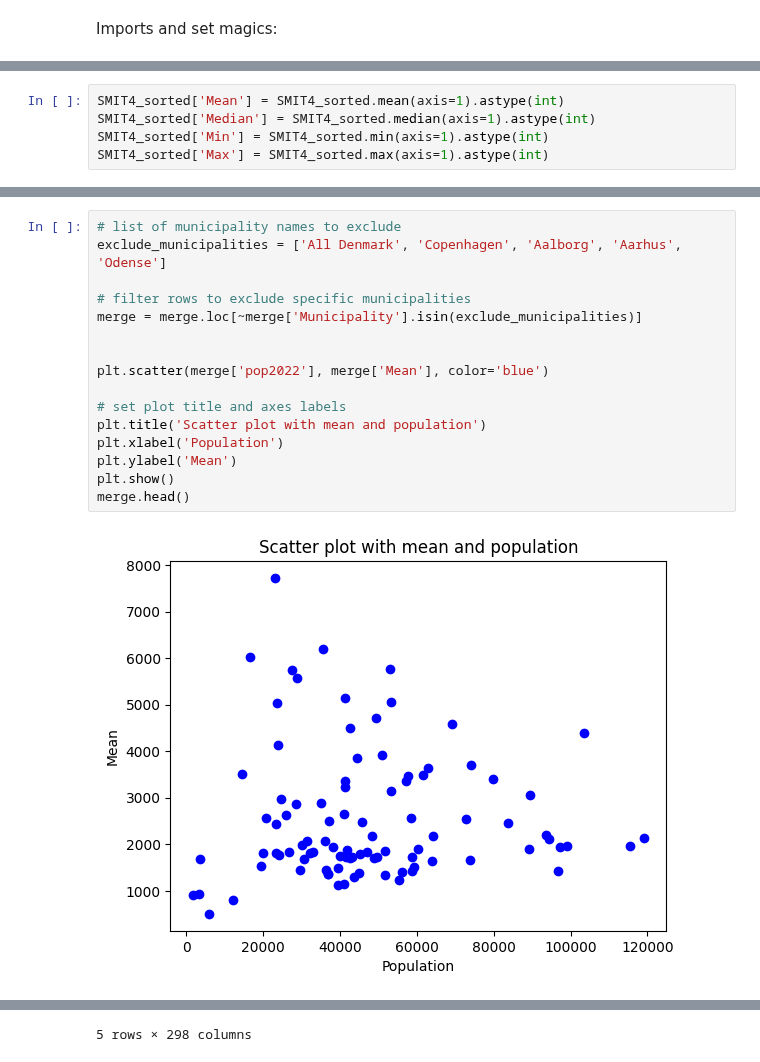
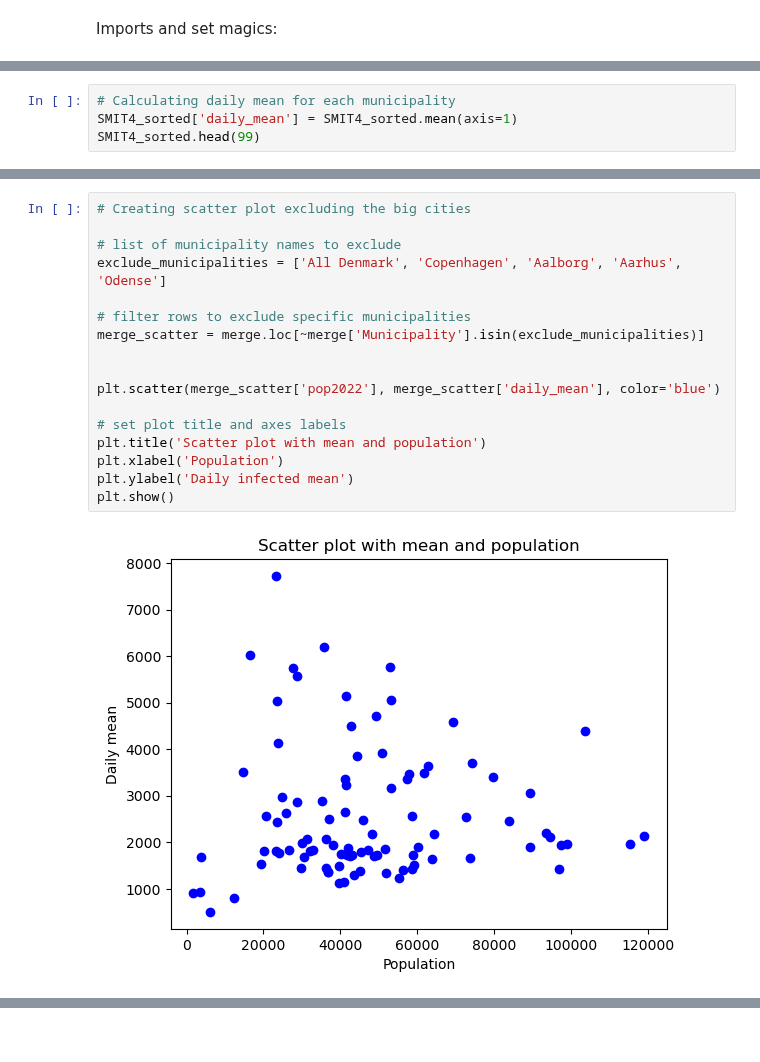
Before and after one commit to NumEconCopenhagen/projects-2023-vennerne, a Jupyter notebook: dataproject/dataproject.ipynb, the cells around one changed output, grey strips where cells are left out. Cells and saved outputs as stored; diff of their text form; blank space fills up the shorter version.

```diff
--- a/dataproject/dataproject.ipynb
+++ b/dataproject/dataproject.ipynb
@@ -124,8 +139,3 @@ BEV107.head(99)
 | 97 | Vesthimmerlands | 36326.0 |
 | 98 | Aalborg | 221082.0 |
 99 rows × 2 columns
-# %%
-SMIT4_sorted['Mean'] = SMIT4_sorted.mean(axis=1).astype(int)
-SMIT4_sorted['Median'] = SMIT4_sorted.median(axis=1).astype(int)
-SMIT4_sorted['Min'] = SMIT4_sorted.min(axis=1).astype(int)
-SMIT4_sorted['Max'] = SMIT4_sorted.max(axis=1).astype(int)
@@ -147,0 +142,4 @@ SMIT4_sorted.head(200)
+# %%
+# Calculating daily mean for each municipality
+SMIT4_sorted['daily_mean'] = SMIT4_sorted.mean(axis=1)
+SMIT4_sorted.head(99)
@@ -154,18 +193,19 @@ Number of municipalities = 99
 # %%
+# Creating scatter plot excluding the big cities
+
 # list of municipality names to exclude
 exclude_municipalities = ['All Denmark', 'Copenhagen', 'Aalborg', 'Aarhus', 'Odense']
 
 # filter rows to exclude specific municipalities
-merge = merge.loc[~merge['Municipality'].isin(exclude_municipalities)]
+merge_scatter = merge.loc[~merge['Municipality'].isin(exclude_municipalities)]
 
 
-plt.scatter(merge['pop2022'], merge['Mean'], color='blue')
+plt.scatter(merge_scatter['pop2022'], merge_scatter['daily_mean'], color='blue')
 
 # set plot title and axes labels
 plt.title('Scatter plot with mean and population')
 plt.xlabel('Population')
-plt.ylabel('Mean')
+plt.ylabel('Daily infected mean')
 plt.show()
-merge.head()
 # %% [output]
-[figure, old version]
+[figure, new version]
@@ -178 +211,0 @@ merge.head()
-5 rows × 298 columns
```
Also changed, not shown: parts of 11 cells of this notebook, 3 other files.
